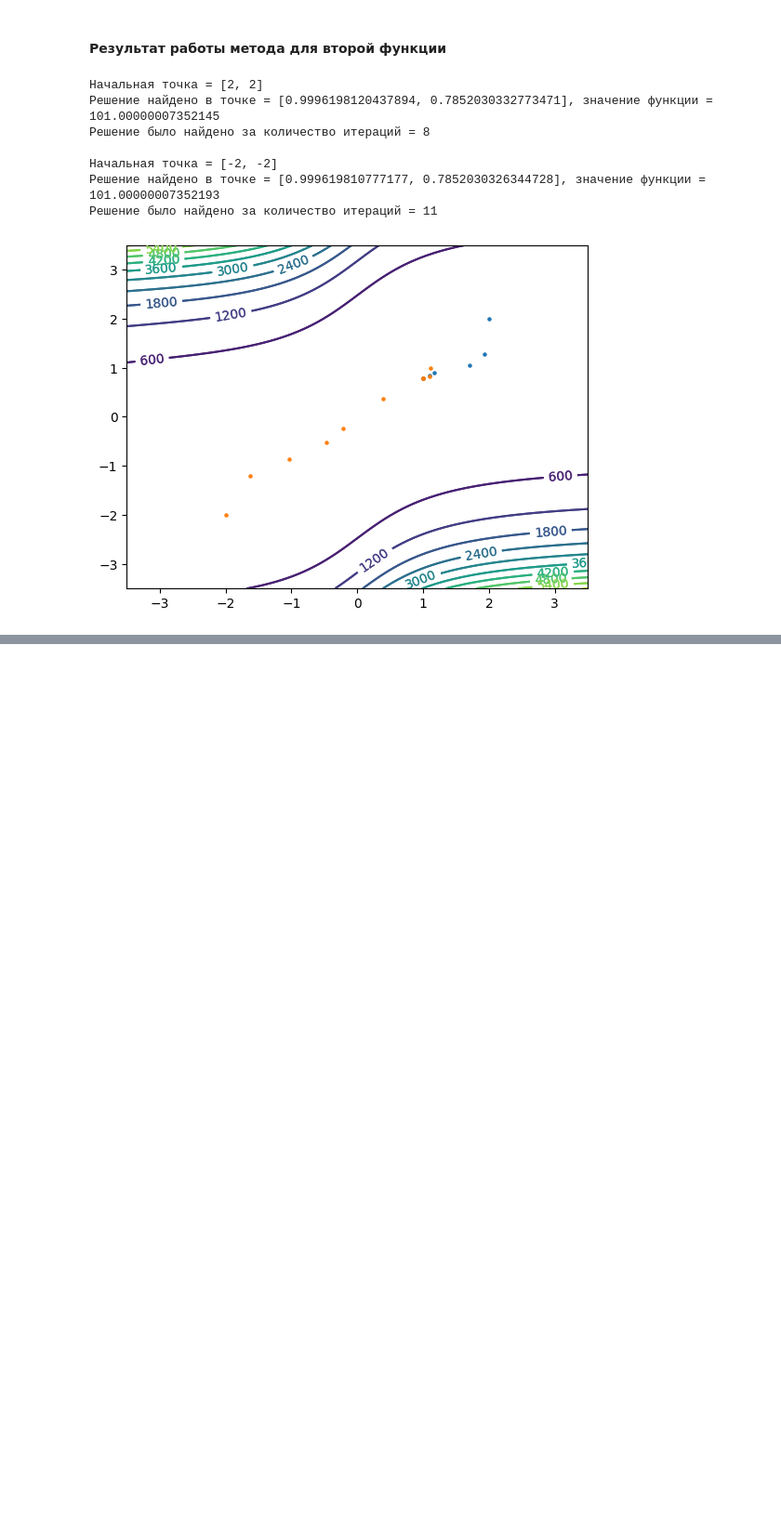
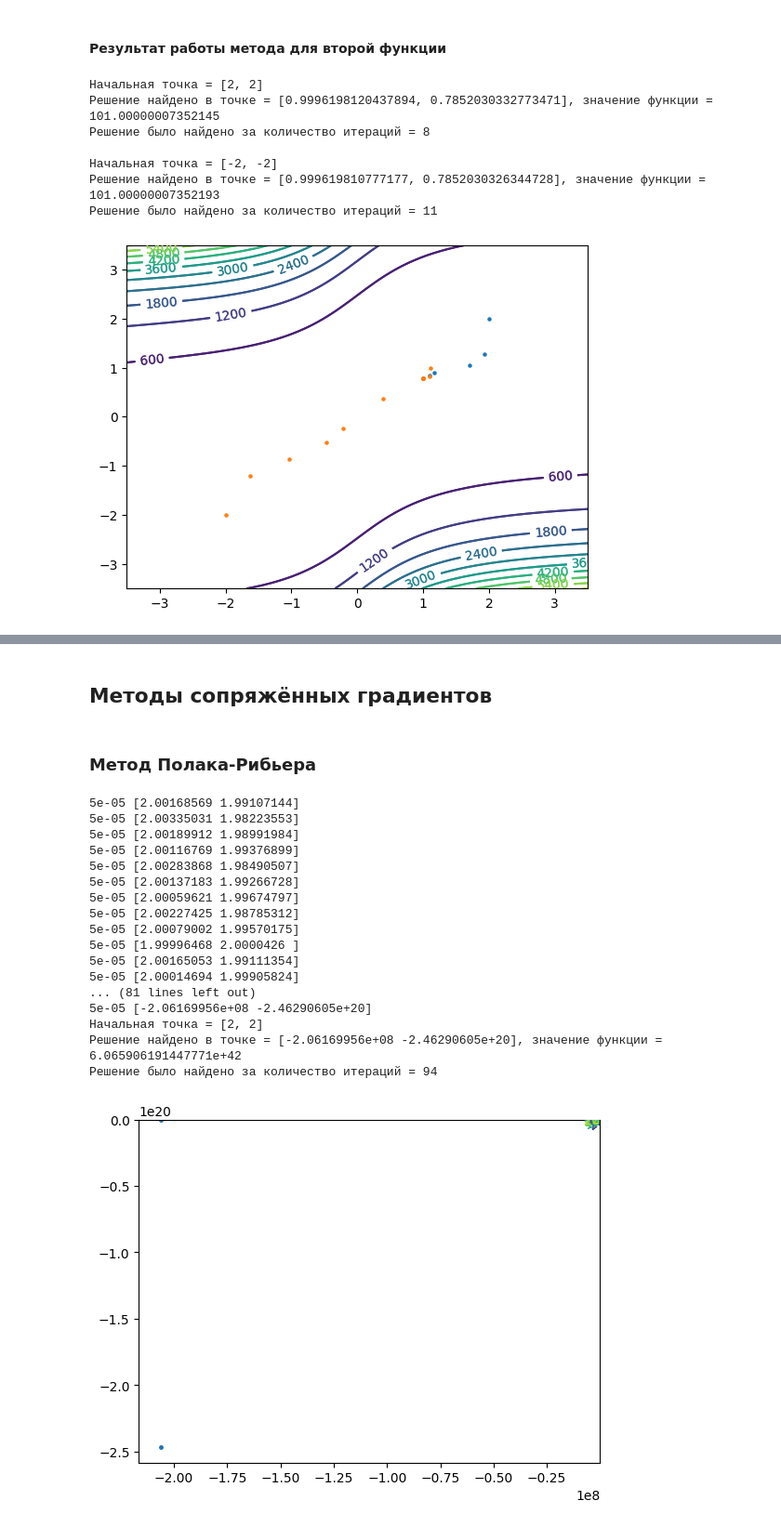
Before and after one commit to Ivan-Yagilev/Optimization_methods_labs, a Jupyter notebook: second_labs/several variables2.ipynb, the cells around one changed output, grey strips where cells are left out. Shown at 93% size. Saved outputs shown, nothing was run; the diff lists cells and outputs as text; code cells hidden in the pictures; blank space fills up the shorter version.

```diff
--- a/second_labs/several variables2.ipynb
+++ b/second_labs/several variables2.ipynb
@@ -206,0 +319,4 @@ newton(f2, xb=[-2, -2], maxiter=1500, eps=0.0001)
+# %% [markdown]
+## Методы сопряжённых градиентов
+# %% [markdown]
+### Метод Полака-Рибьера
@@ -206,0 +420,21 @@ newton(f2, xb=[-2, -2], maxiter=1500, eps=0.0001)
+# %%
+polakRibiere(f1, xb=[2, 2], maxiter=15000, eps=0.0001)
+# %% [output]
+5e-05 [2.00168569 1.99107144]
+5e-05 [2.00335031 1.98223553]
+5e-05 [2.00189912 1.98991984]
+5e-05 [2.00116769 1.99376899]
+5e-05 [2.00283868 1.98490507]
+5e-05 [2.00137183 1.99266728]
+5e-05 [2.00059621 1.99674797]
+5e-05 [2.00227425 1.98785312]
+5e-05 [2.00079002 1.99570175]
+5e-05 [1.99996468 2.0000426 ]
+5e-05 [2.00165053 1.99111354]
+5e-05 [2.00014694 1.99905824]
+... (81 lines left out)
+5e-05 [-2.06169956e+08 -2.46290605e+20]
+Начальная точка = [2, 2]
+Решение найдено в точке = [-2.06169956e+08 -2.46290605e+20], значение функции = 6.065906191447771e+42
+Решение было найдено за количество итераций = 94
+[figure, added]
```
Also changed, not shown: parts of 13 cells of this notebook, 2 other files.
